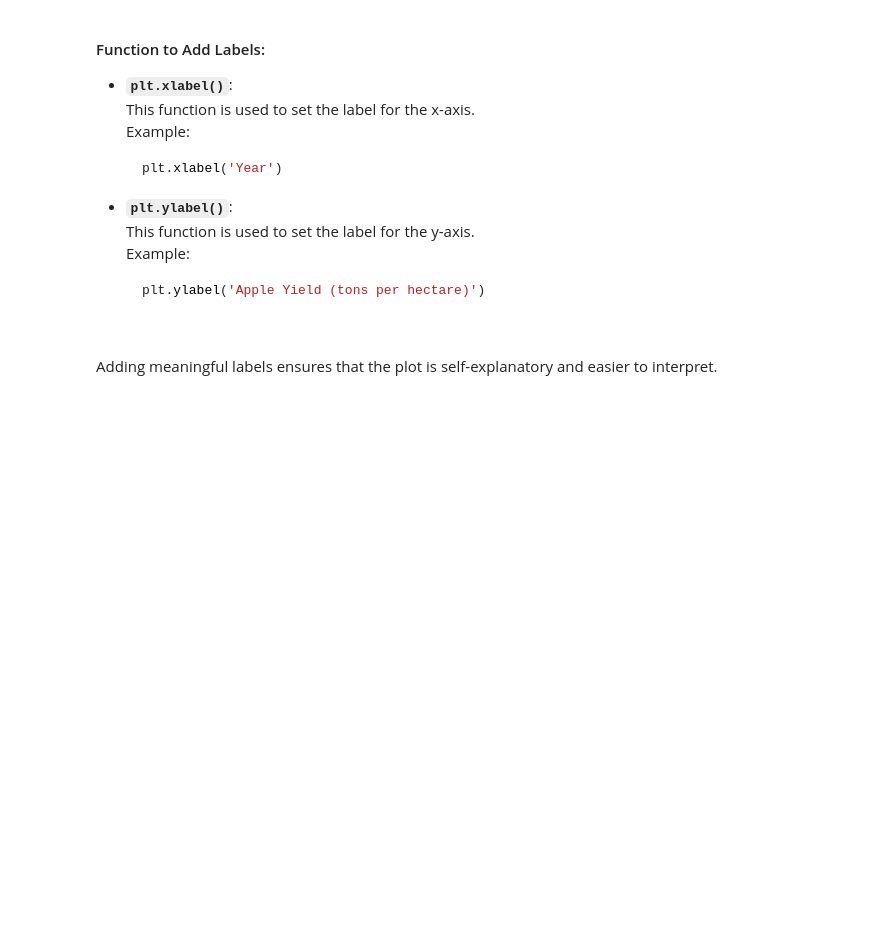
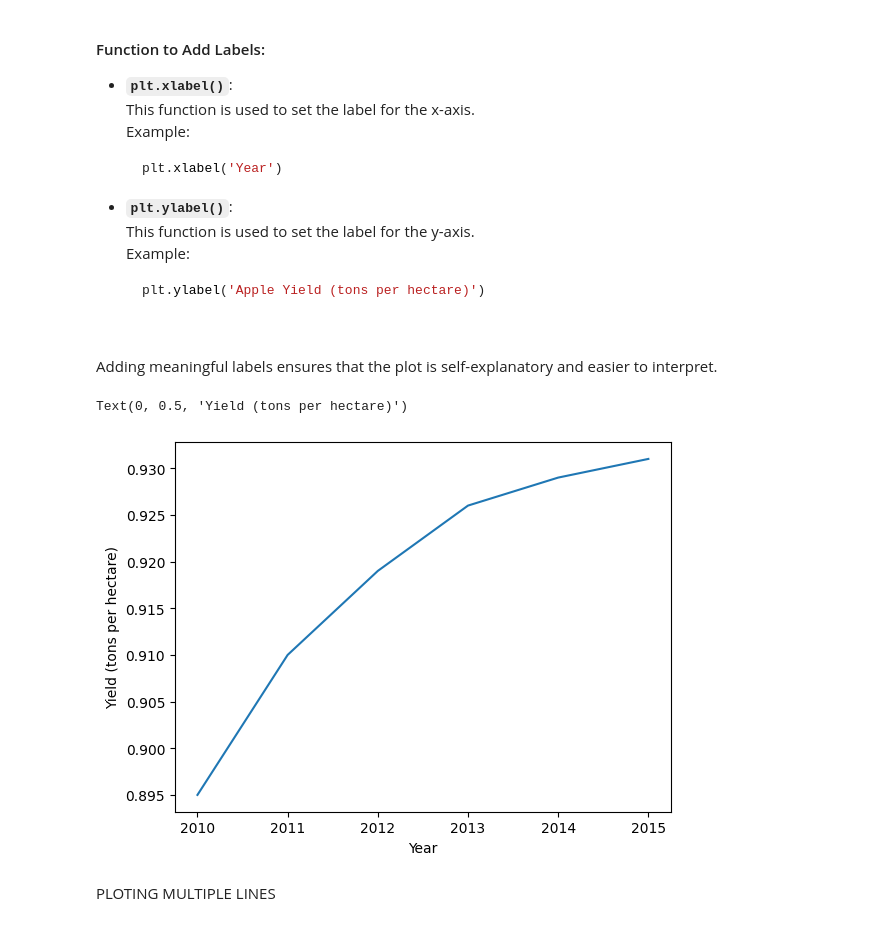
Before and after one commit to UsamaAliK/DATA-VISUALIZATION, a Jupyter notebook: Matplotlib.ipynb, the cells around one changed output. Saved outputs shown, nothing was run; the diff lists cells and outputs as text; code cells hidden in the pictures; blank space fills up the shorter version.

```diff
--- a/Matplotlib.ipynb
+++ b/Matplotlib.ipynb
@@ -69,3 +88,12 @@ Labels are used to describe the axes of a plot, providing context to the data be
 
 
 Adding meaningful labels ensures that the plot is self-explanatory and easier to interpret.
+# %%
+plt.plot(years,apple_yield)
+plt.xlabel('Year')
+plt.ylabel('Yield (tons per hectare)')
+# %% [output]
+Text(0, 0.5, 'Yield (tons per hectare)')
+[figure, added]
+# %% [markdown]
+PLOTING MULTIPLE LINES
```
Also changed, not shown: parts of 13 cells of this notebook.
